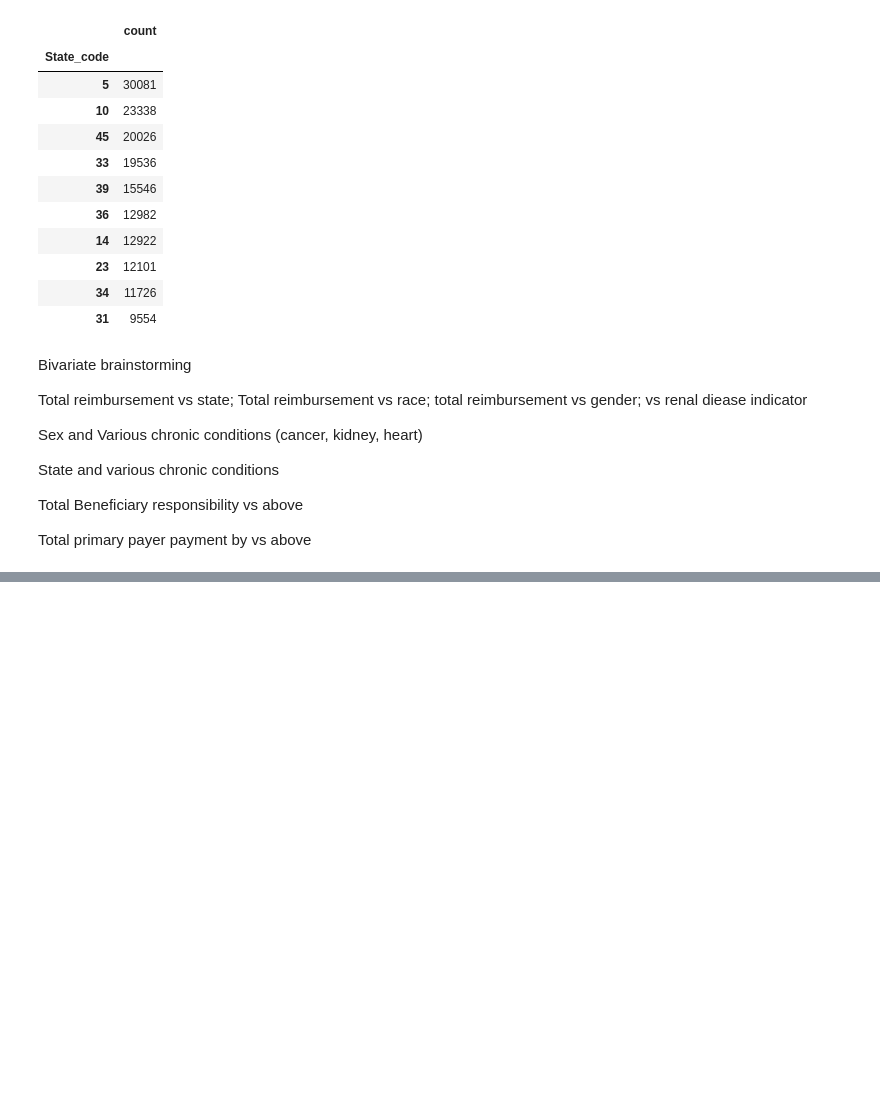
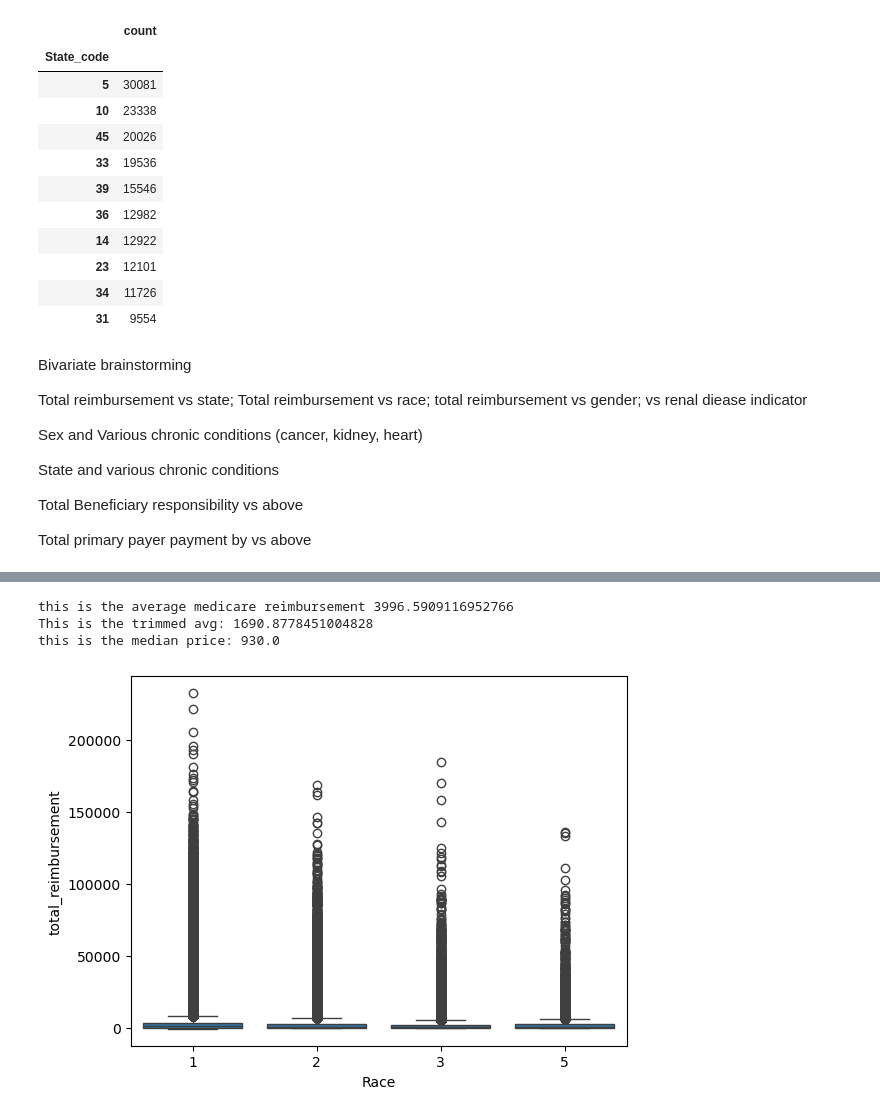
Before and after one commit to phyoung97/ClaimsAI, a Jupyter notebook: notebooks/EDA.ipynb, the cells around one changed output, grey strips where cells are left out. Saved outputs shown, nothing was run; the diff lists cells and outputs as text; code cells hidden in the pictures; blank space fills up the shorter version.

```diff
--- a/notebooks/EDA.ipynb
+++ b/notebooks/EDA.ipynb
@@ -393,0 +420,18 @@ Total primary payer payment by vs above
+# %%
+sns.boxplot(x='Race', y='total_reimbursement', data=df)
+
+from scipy.stats import trim_mean
+
+avg_price = df['total_reimbursement'].mean()
+print(f"this is the average medicare reimbursement {avg_price}")
+
+trim_price = trim_mean(df["total_reimbursement"], 0.1)
+print(f"This is the trimmed avg: {trim_price}")
+
+median = df["total_reimbursement"].median()
+print(f"this is the median price: {median}")
+# %% [output]
+this is the average medicare reimbursement 3996.5909116952766
+This is the trimmed avg: 1690.8778451004828
+this is the median price: 930.0
+[figure, added]
```
Also changed, not shown: parts of 6 cells of this notebook.
